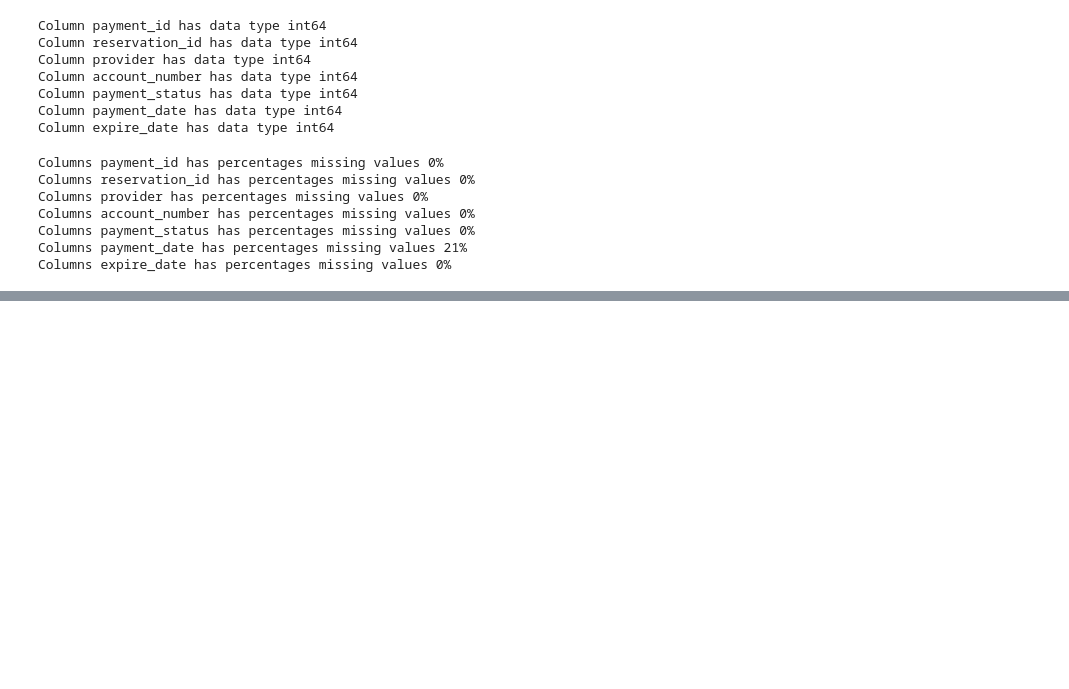
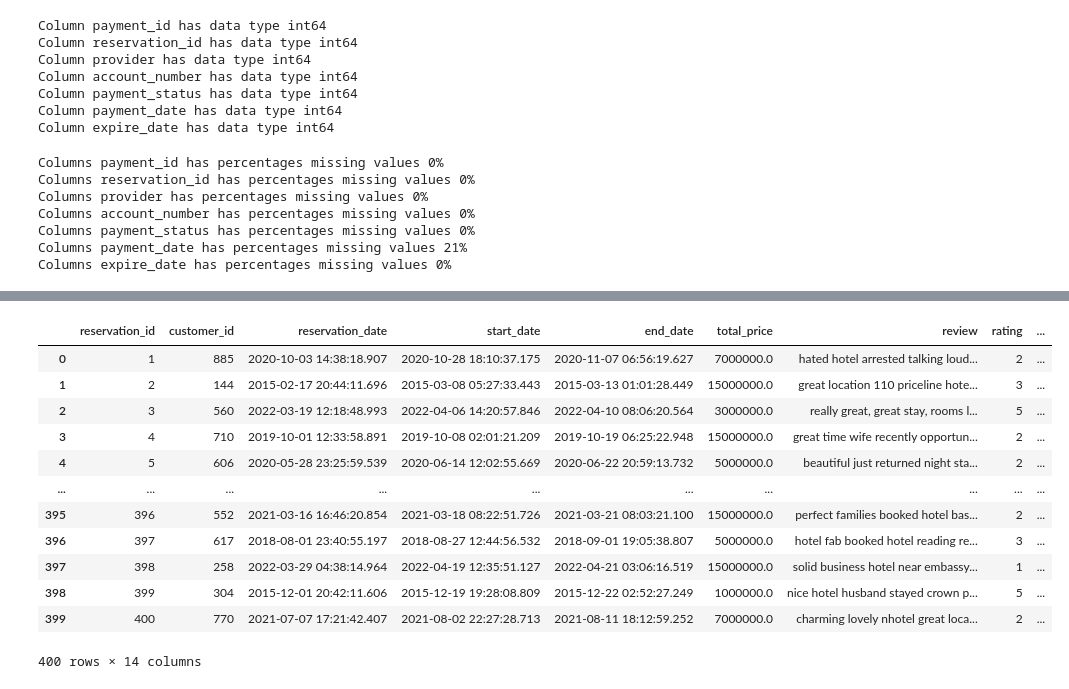
Before and after one commit to zulfaan/case-study-ETL-workflow_pacmann, a Jupyter notebook: case-study-ETL.ipynb, the cells around one changed output, grey strips where cells are left out. Saved outputs shown, nothing was run; the diff lists cells and outputs as text; code cells hidden in the pictures; blank space fills up the shorter version.

```diff
--- a/case-study-ETL.ipynb
+++ b/case-study-ETL.ipynb
@@ -338,0 +372,17 @@ True
+# %%
+merge_data = pd.merge(reservation_df, customer_df, on='customer_id', how='left', suffixes=('_x1', '_y1'))
+merge_data
+# %% [output]
+|  | reservation_id | customer_id | reservation_date | start_date | end_date | total_price | review | rating | ... |
+| 0 | 1 | 885 | 2020-10-03 14:38:18.907 | 2020-10-28 18:10:37.175 | 2020-11-07 06:56:19.627 | 7000000.0 | hated hotel arrested talking loud... | 2 | ... |
+| 1 | 2 | 144 | 2015-02-17 20:44:11.696 | 2015-03-08 05:27:33.443 | 2015-03-13 01:01:28.449 | 15000000.0 | great location 110 priceline hote... | 3 | ... |
+| 2 | 3 | 560 | 2022-03-19 12:18:48.993 | 2022-04-06 14:20:57.846 | 2022-04-10 08:06:20.564 | 3000000.0 | really great, great stay, rooms l... | 5 | ... |
+| 3 | 4 | 710 | 2019-10-01 12:33:58.891 | 2019-10-08 02:01:21.209 | 2019-10-19 06:25:22.948 | 15000000.0 | great time wife recently opportun... | 2 | ... |
+| 4 | 5 | 606 | 2020-05-28 23:25:59.539 | 2020-06-14 12:02:55.669 | 2020-06-22 20:59:13.732 | 5000000.0 | beautiful just returned night sta... | 2 | ... |
+| ... | ... | ... | ... | ... | ... | ... | ... | ... | ... |
+| 395 | 396 | 552 | 2021-03-16 16:46:20.854 | 2021-03-18 08:22:51.726 | 2021-03-21 08:03:21.100 | 15000000.0 | perfect families booked hotel bas... | 2 | ... |
+| 396 | 397 | 617 | 2018-08-01 23:40:55.197 | 2018-08-27 12:44:56.532 | 2018-09-01 19:05:38.807 | 5000000.0 | hotel fab booked hotel reading re... | 3 | ... |
+| 397 | 398 | 258 | 2022-03-29 04:38:14.964 | 2022-04-19 12:35:51.127 | 2022-04-21 03:06:16.519 | 15000000.0 | solid business hotel near embassy... | 1 | ... |
+| 398 | 399 | 304 | 2015-12-01 20:42:11.606 | 2015-12-19 19:28:08.809 | 2015-12-22 02:52:27.249 | 1000000.0 | nice hotel husband stayed crown p... | 5 | ... |
+| 399 | 400 | 770 | 2021-07-07 17:21:42.407 | 2021-08-02 22:27:28.713 | 2021-08-11 18:12:59.252 | 7000000.0 | charming lovely nhotel great loca... | 2 | ... |
+400 rows × 14 columns
```
Also changed, not shown: parts of 15 cells of this notebook, 1 other file.
